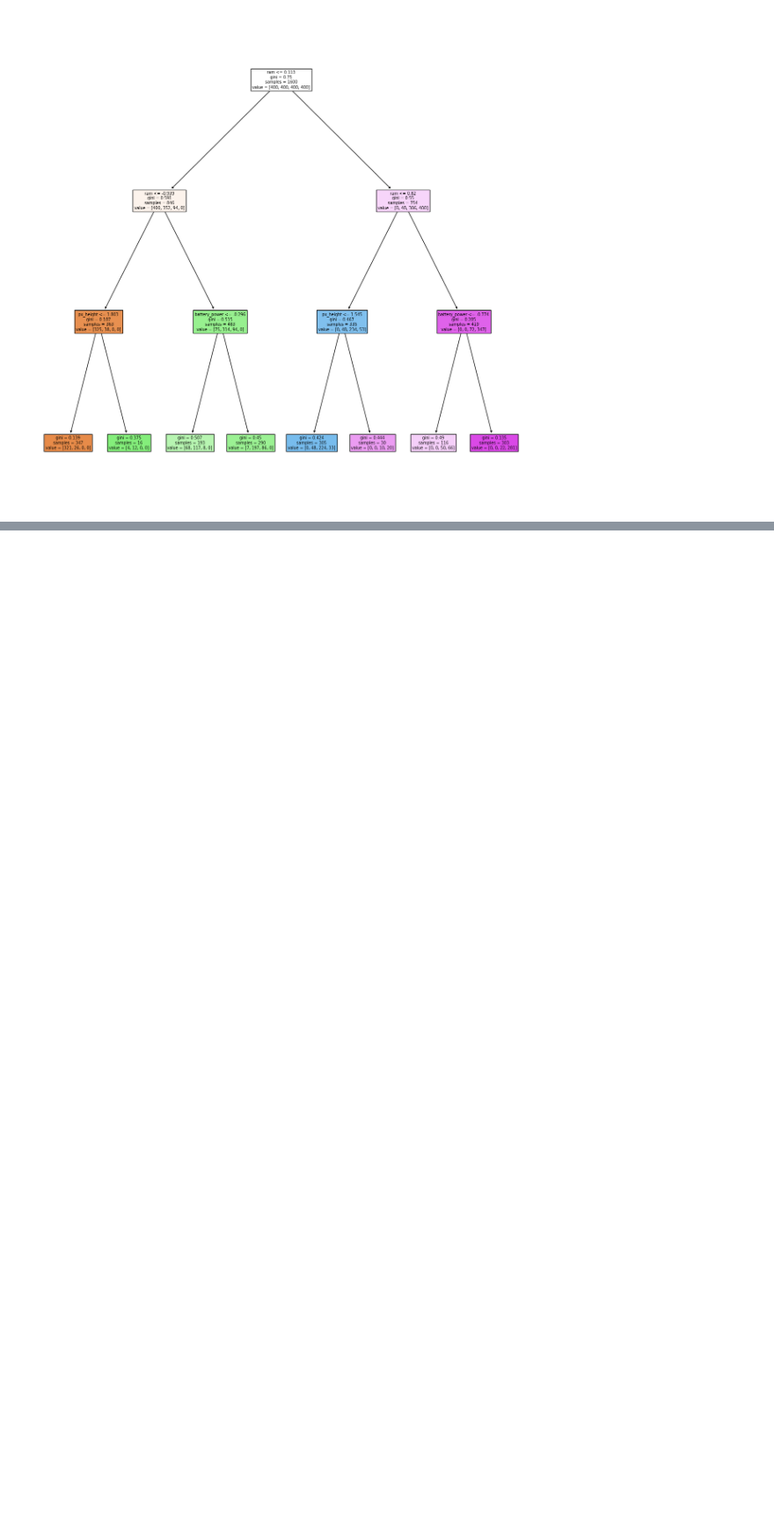
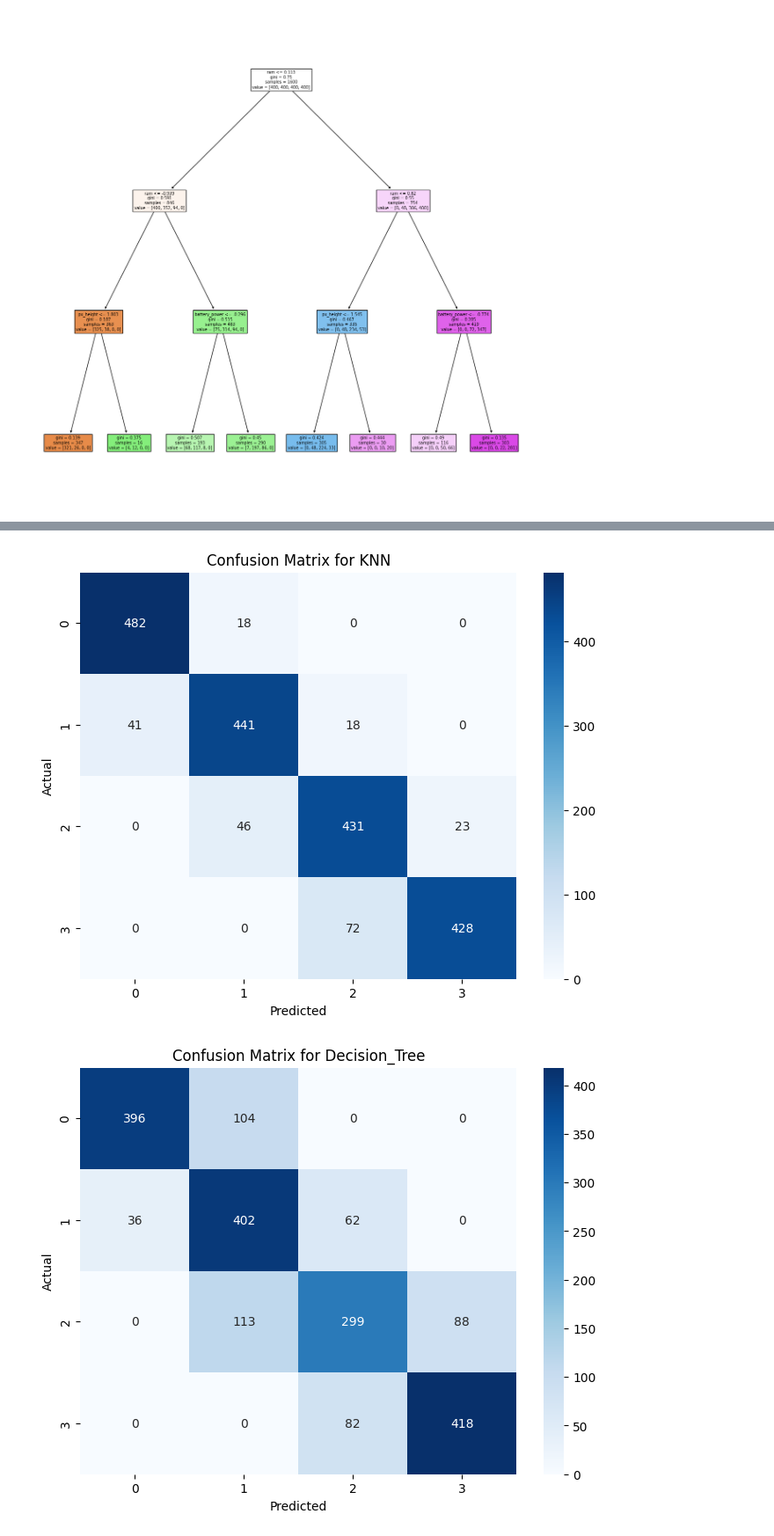
Before and after one commit to DaniCortes/IN-practica1, a Jupyter notebook: precio-moviles.ipynb, the cells around one changed output, grey strips where cells are left out. Shown at 88% size. Cells and saved outputs as stored; diff of their text form; code cells hidden in the pictures; blank space fills up the shorter version.

```diff
--- a/precio-moviles.ipynb
+++ b/precio-moviles.ipynb
@@ -371,0 +384,15 @@ plt.show()
+# %%
+X = scaler.fit_transform(mobile_data.get(
+    ['ram', 'battery_power', 'px_width', 'px_height']))
+y = mobile_data['price_range']
+
+X_train, X_test, y_train, y_test = train_test_split(
+    X, y, test_size=0.2, random_state=42)
+
+scores = {}
+
+
+for name, model in models.items():
+    model.fit(X_train, y_train)
+    scores[name] = cross_val_score(model, X_train, y_train, scoring='accuracy')
+    print(f'{name}: Average Accuracy={np.mean(scores[name]):.4f}')
@@ -371,0 +405,3 @@ plt.show()
+# %%
+for name, model in models.items():
+    report_print(name, model)
@@ -371,0 +426,6 @@ plt.show()
+# %%
+for name, model in models.items():
+    confusion_matrix_plot(name, model)
+# %% [output]
+[figure, added]
+[figure, added]
```
Also changed, not shown: parts of 14 cells of this notebook, 2 other files.
